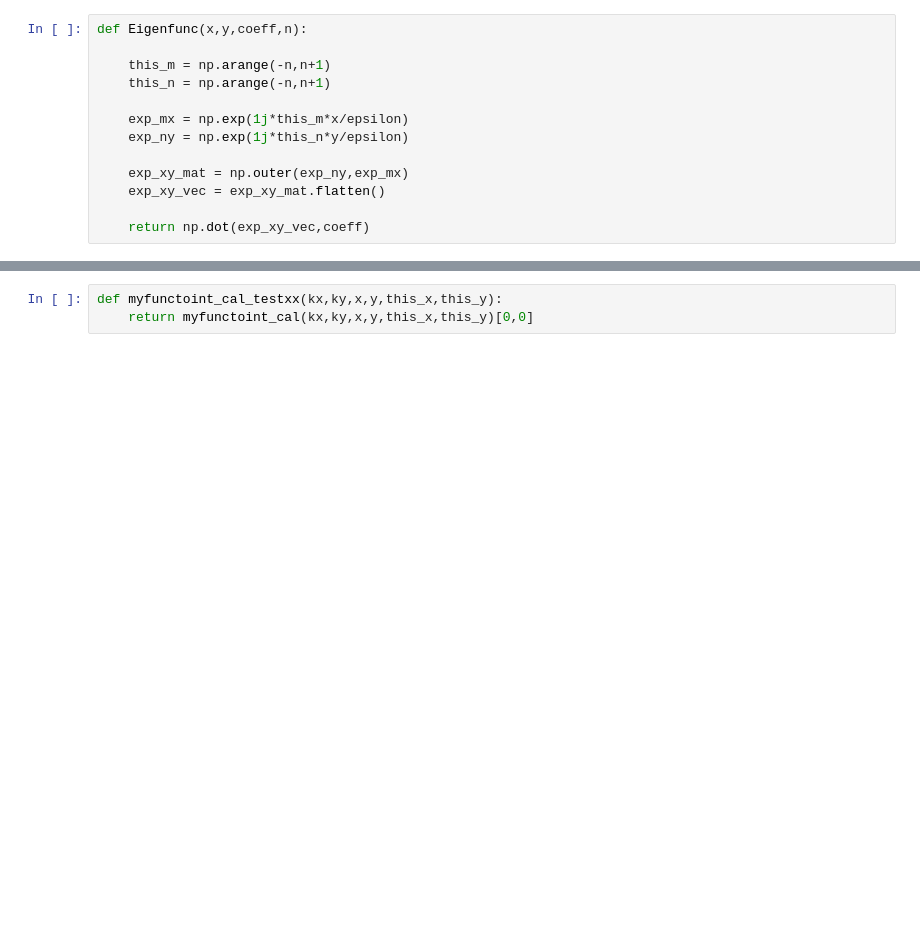
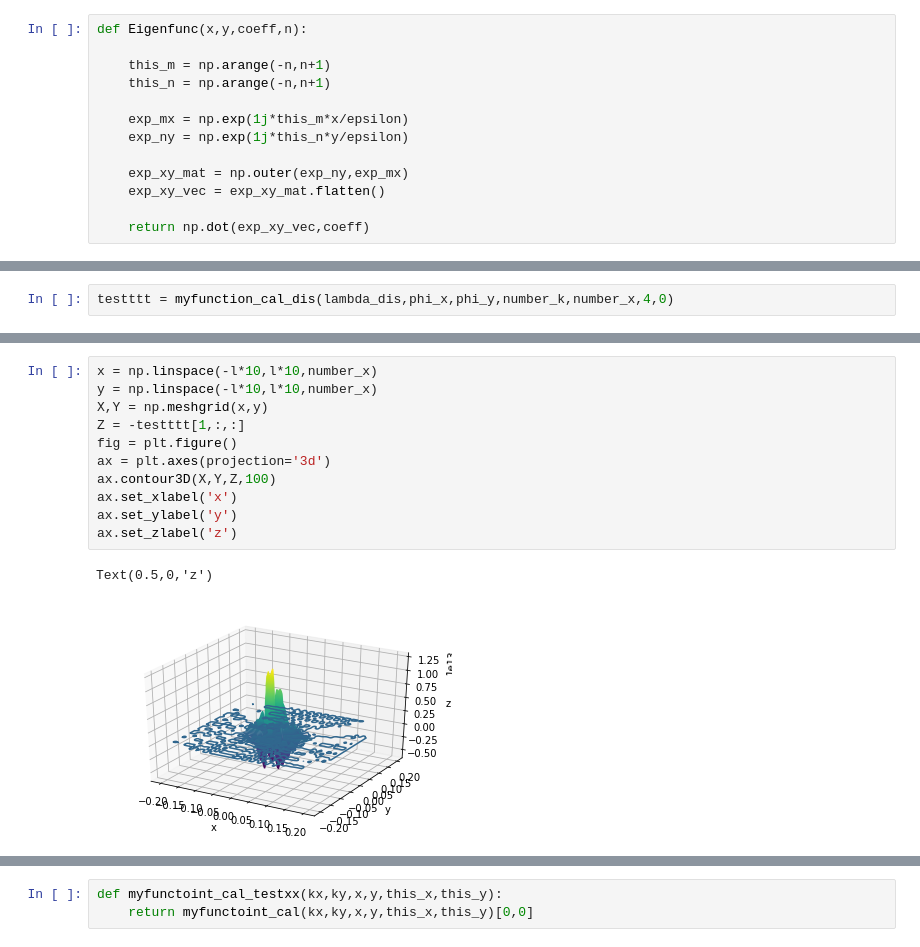
Before and after one commit to xiaoxu42/Eigen_Kernel, a Jupyter notebook: 2DEigenKernel-Copy1.ipynb, the cells around one changed output, grey strips where cells are left out. Cells and saved outputs as stored; diff of their text form; blank space fills up the shorter version.

```diff
--- a/2DEigenKernel-Copy1.ipynb
+++ b/2DEigenKernel-Copy1.ipynb
@@ -153,0 +199,2 @@ def myfunctoint_cal(kx,ky,x,y,this_x,this_y):
+# %%
+testttt = myfunction_cal_dis(lambda_dis,phi_x,phi_y,number_k,number_x,4,0)
@@ -153,0 +311,14 @@ def myfunctoint_cal(kx,ky,x,y,this_x,this_y):
+# %%
+x = np.linspace(-l*10,l*10,number_x)
+y = np.linspace(-l*10,l*10,number_x)
+X,Y = np.meshgrid(x,y)
+Z = -testttt[1,:,:]
+fig = plt.figure()
+ax = plt.axes(projection='3d')
+ax.contour3D(X,Y,Z,100)
+ax.set_xlabel('x')
+ax.set_ylabel('y')
+ax.set_zlabel('z')
+# %% [output]
+Text(0.5,0,'z')
+[figure, added]
```
Also changed, not shown: parts of 32 cells of this notebook.
